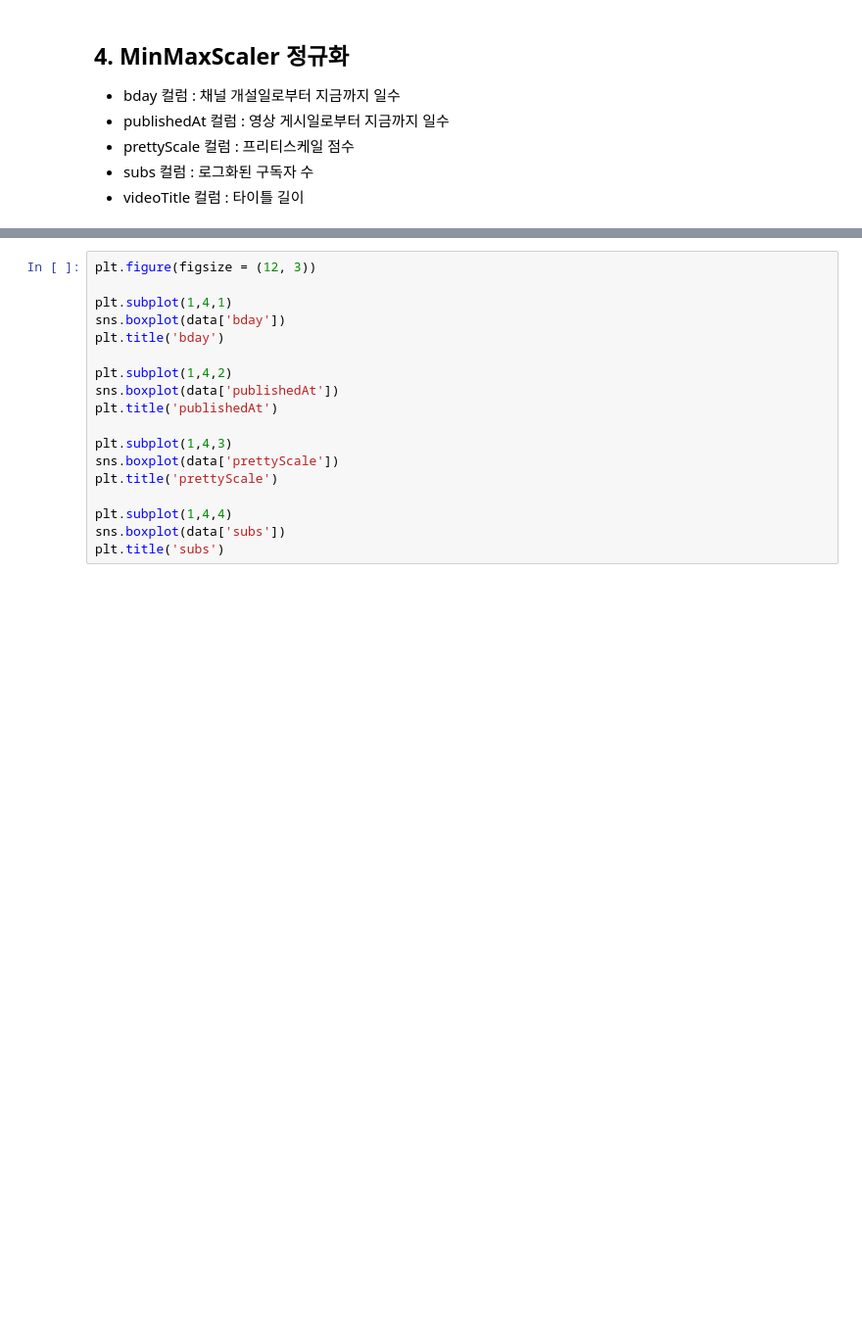
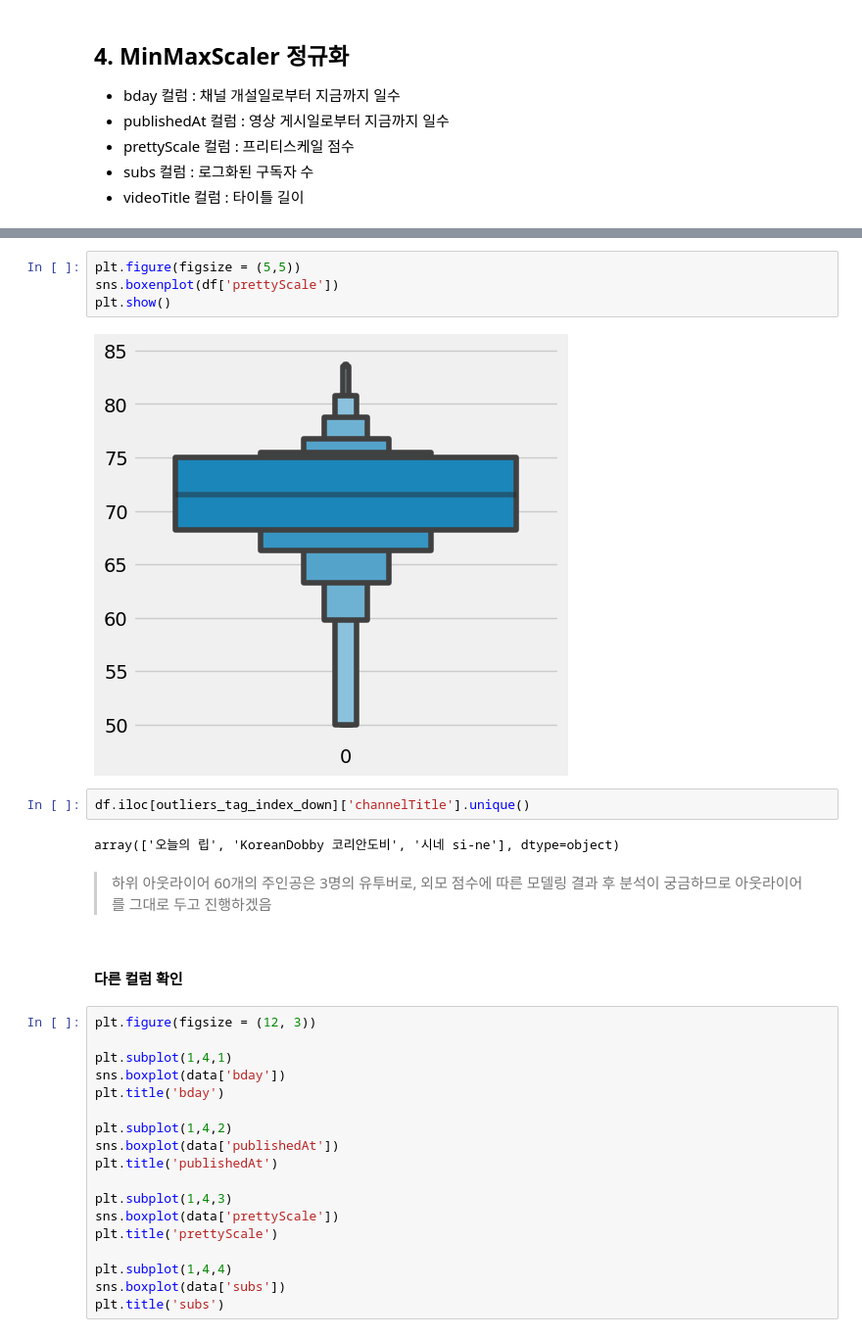
Before and after one commit to surisurikim/beauty_shorts_ads, a Jupyter notebook: code_02_Preprocess/preprocess_01_meta.ipynb, the cells around one changed output, grey strips where cells are left out. Shown at 98% size. Cells and saved outputs as stored; diff of their text form; blank space fills up the shorter version.

```diff
--- a/code_02_Preprocess/preprocess_01_meta.ipynb
+++ b/code_02_Preprocess/preprocess_01_meta.ipynb
@@ -245,3 +283,17 @@ sns.histplot(data['videoTitle'])
+# %%
+plt.figure(figsize = (5,5))
+sns.boxenplot(df['prettyScale'])
+plt.show()
+# %% [output]
+[figure, added]
+# %%
+df.iloc[outliers_tag_index_down]['channelTitle'].unique()
+# %% [output]
+array(['오늘의 립', 'KoreanDobby 코리안도비', '시네 si-ne'], dtype=object)
+# %% [markdown]
+> 하위 아웃라이어 60개의 주인공은 3명의 유투버로, 외모 점수에 따른 모델링 결과 후 분석이 궁금하므로 아웃라이어를 그대로 두고 진행하겠음
+# %% [markdown]
+#### 다른 컬럼 확인
 # %%
 plt.figure(figsize = (12, 3))
 
```
Also changed, not shown: parts of 7 cells of this notebook, 7 other files.
